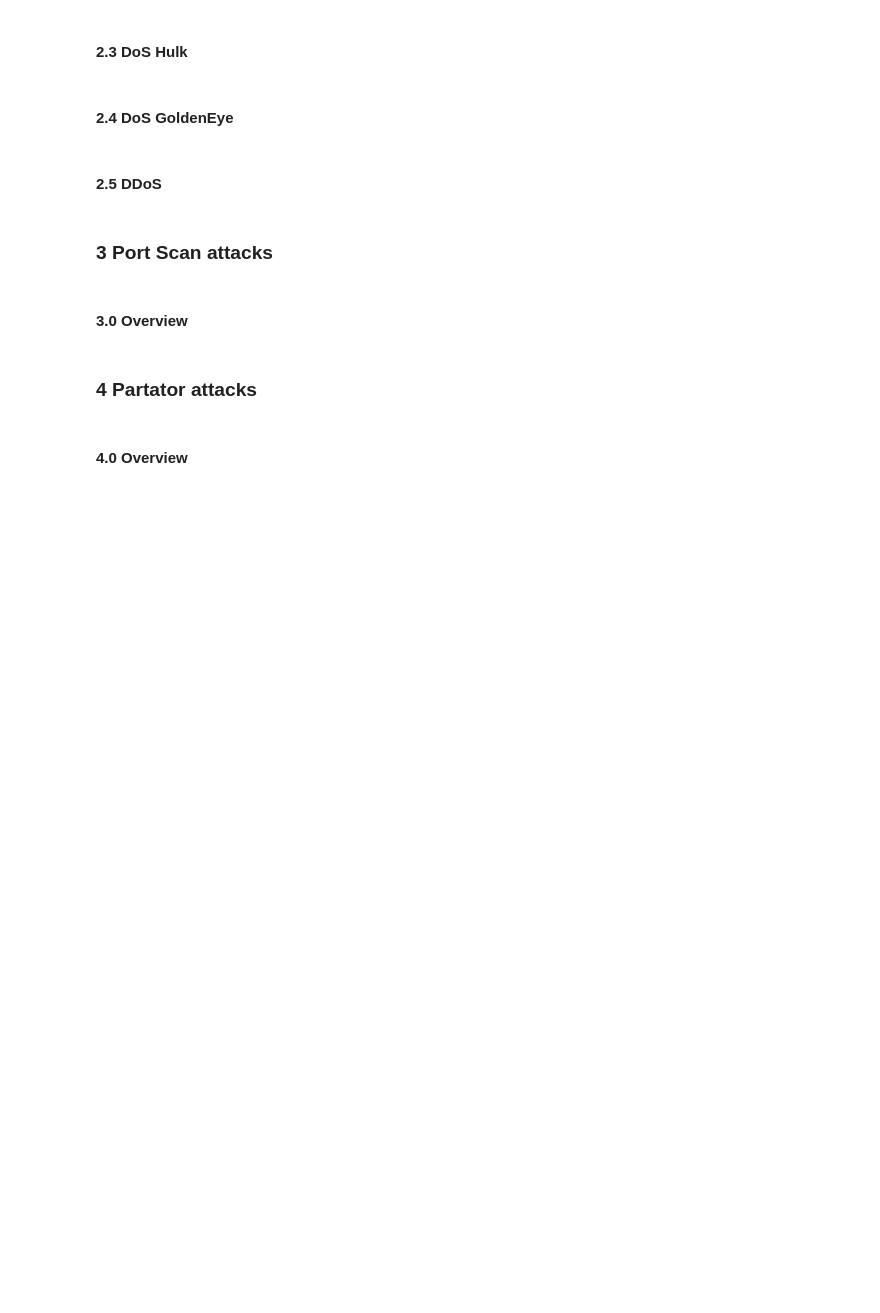
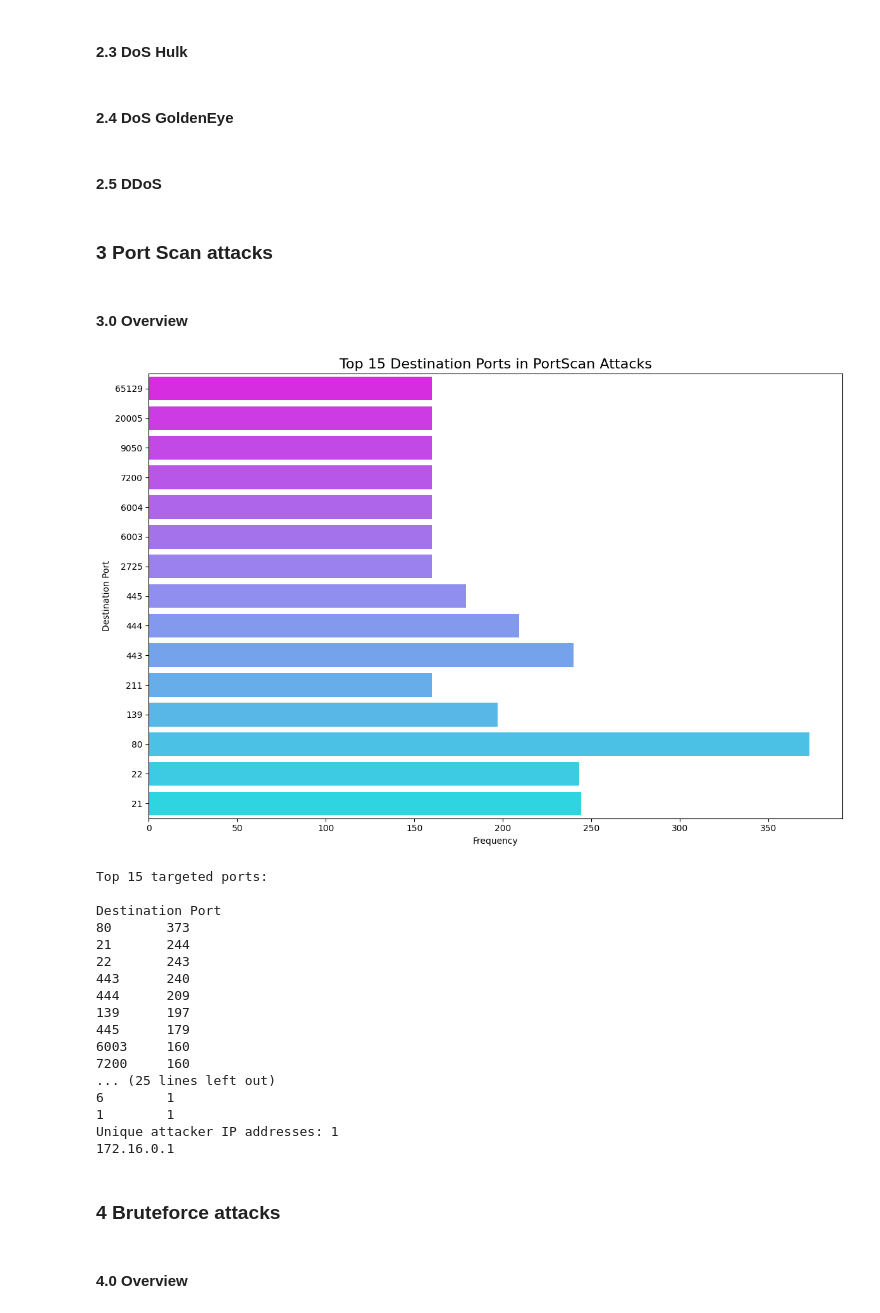
Before and after one commit to PhoXinuS/IDS-Analyzer, a Jupyter notebook: code/data_vis.ipynb, the cells around one changed output. Saved outputs shown, nothing was run; the diff lists cells and outputs as text; code cells hidden in the pictures; blank space fills up the shorter version.

```diff
--- a/code/data_vis.ipynb
+++ b/code/data_vis.ipynb
@@ -478,7 +401,65 @@ fig.show()
 ### **3 Port Scan attacks**
 # %% [markdown]
 #### 3.0 Overview
+# %%
+df_fri = load_dataset('Fri')
+df_fri.columns = df_fri.columns.str.strip()
+df_ps = df_fri[df_fri['Label'] == 'PortScan'].copy()
+
+# Get the value counts for destination ports
+port_counts = df_ps['Destination Port'].value_counts()
+top_n_ports = 15
+top_ports = port_counts.nlargest(top_n_ports)
+count_groups = port_counts.value_counts().sort_index(ascending=False)
+
+# Bar chart of top n destination ports
+plt.figure(figsize=(12, 8))
+colors_ports = sns.color_palette('cool', n_colors=top_n_ports)
+sns.barplot(
+    x=top_ports.values,
+    y=top_ports.index,
+    hue=top_ports.index,
+    palette=colors_ports,
+    orient='h',
+    legend=False
+)
+plt.title(f'Top {top_n_ports} Destination Ports in PortScan Attacks', fontsize=16)
+plt.xlabel('Frequency')
+plt.ylabel('Destination Port')
+plt.gca().invert_yaxis()
+plt.tight_layout()
+plt.show()
+
+print(f"Top {top_n_ports} targeted ports:\n")
+print(top_ports.to_string())
+
+print("\n\nCount groups (number of ports with the same frequency):")
+print(count_groups.to_string())
+
+ip_addresses = df_ps['Source IP'].unique()
+print(f"Unique attacker IP addresses: {len(ip_addresses)}")
+for address in ip_addresses:
+    print(address)
+# %% [output]
+[figure, added]
+Top 15 targeted ports:
+
+Destination Port
+80       373
+21       244
+22       243
+443      240
+444      209
+139      197
+445      179
+6003     160
+7200     160
+... (25 lines left out)
+6        1
+1        1
+Unique attacker IP addresses: 1
+172.16.0.1
 # %% [markdown]
-### **4 Partator attacks**
+### **4 Bruteforce attacks**
 # %% [markdown]
 #### 4.0 Overview
```
Also changed, not shown: parts of 15 cells of this notebook.
